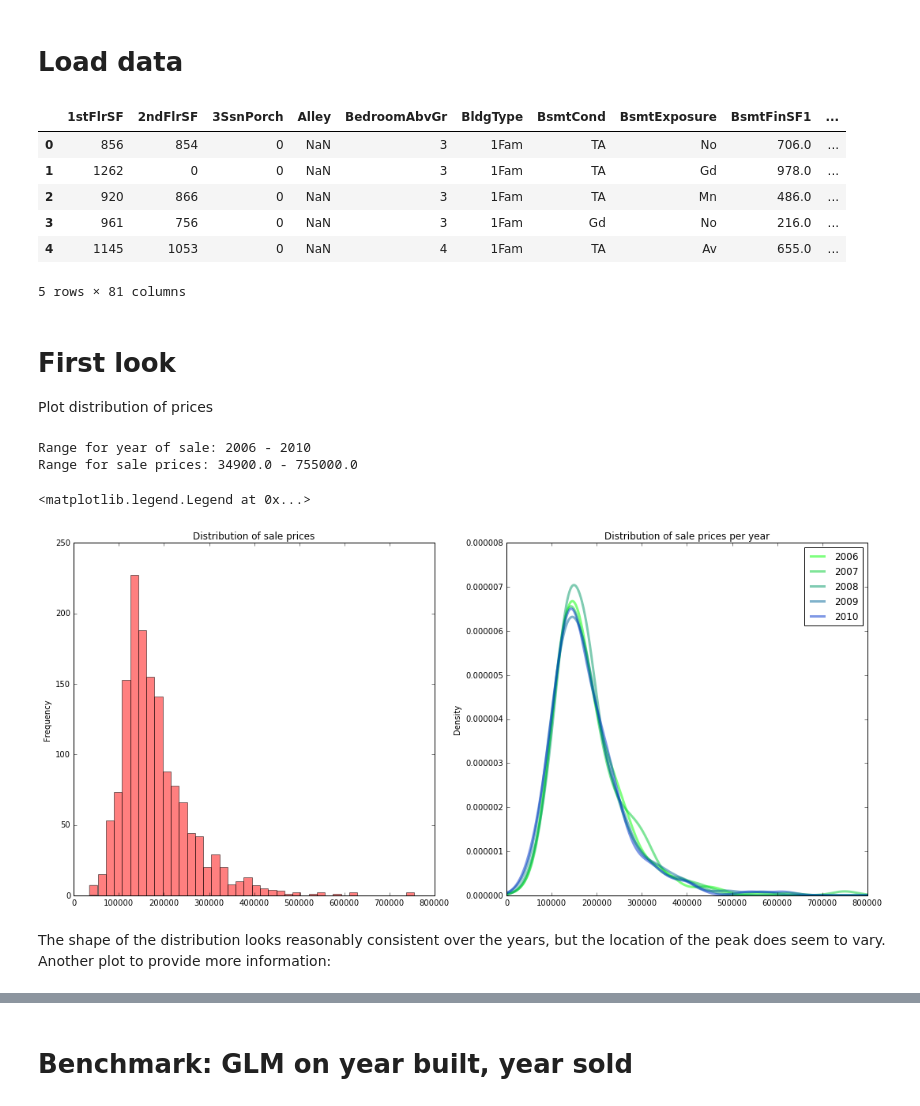
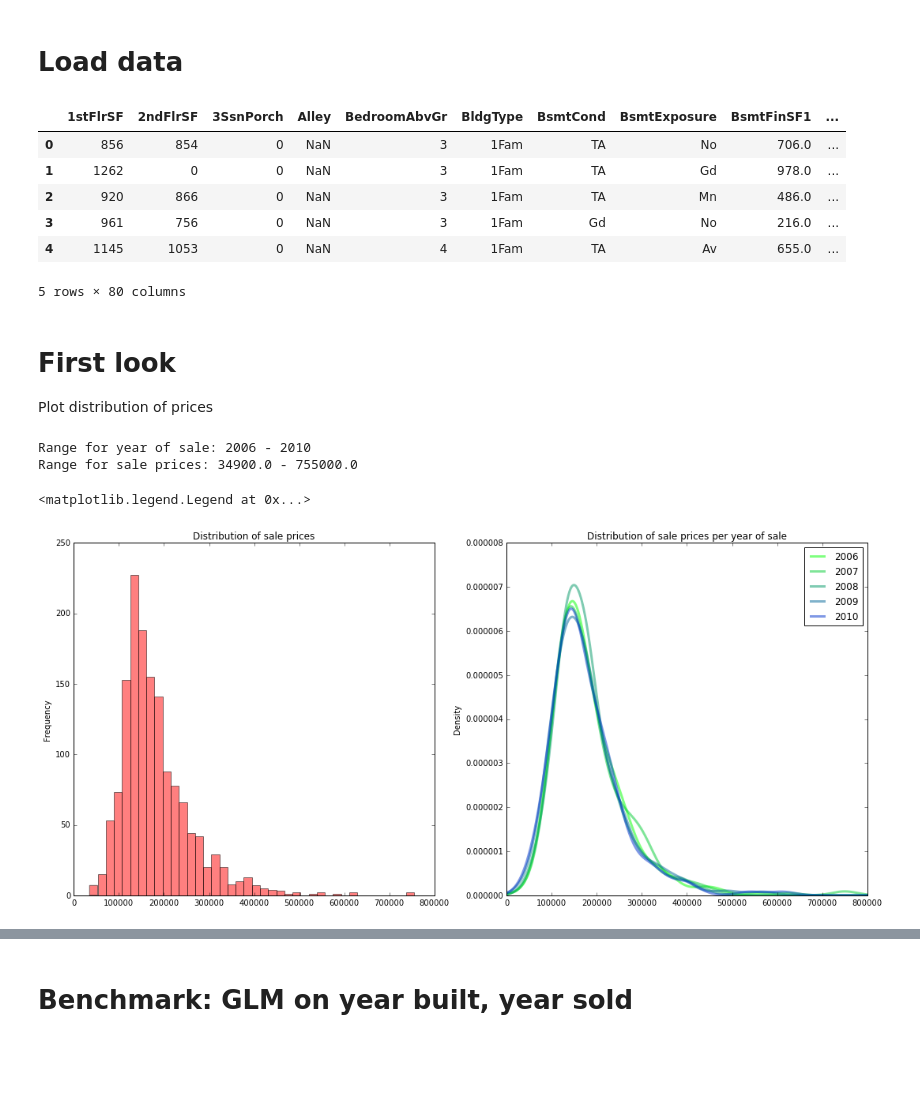
Before and after one commit to albertwildeman/Kaggle-Ames_Housing_Prices, a Jupyter notebook: Exploration.ipynb, the cells around one changed output, grey strips where cells are left out. Drawn from its saved outputs; the diff is of its cells as text; code cells hidden in the pictures; blank space fills up the shorter version.

```diff
--- a/Exploration.ipynb
+++ b/Exploration.ipynb
@@ -15,16 +17,22 @@ import matplotlib.pyplot as plt
 # %%
 DF_trn = pd.read_csv("Data/train.csv")
 DF_tst = pd.read_csv("Data/test.csv")
+
+# General notebook
+from IPython.display import display
 
 # Combine test and training data, for the purpose of manipulating features in both simultaneously
 DF = pd.concat([DF_trn, DF_tst], axis=0, ignore_index=True)
 
 # Get length of training and test test, and create variables to index each subset
-n_trn = len(DF_trn); n_tst = len(DF_tst)
+n_trn = len(DF_trn)
+n_tst = len(DF_tst)
+n_ttl = n_trn+n_tst
 trn = np.arange(n_trn)
-tst = np.arange(n_trn, n_trn+n_tst)
+tst = np.arange(n_trn, n_ttl)
 
-
+# Discard sale Id (this is just index +1)
+del DF["Id"]
 DF.head()
 # %% [output]
 |  | 1stFlrSF | 2ndFlrSF | 3SsnPorch | Alley | BedroomAbvGr | BldgType | BsmtCond | BsmtExposure | BsmtFinSF1 | ... |
@@ -33,37 +41,35 @@ DF.head()
 | 2 | 920 | 866 | 0 | NaN | 3 | 1Fam | TA | Mn | 486.0 | ... |
 | 3 | 961 | 756 | 0 | NaN | 3 | 1Fam | Gd | No | 216.0 | ... |
 | 4 | 1145 | 1053 | 0 | NaN | 4 | 1Fam | TA | Av | 655.0 | ... |
-5 rows × 81 columns
+5 rows × 80 columns
 # %% [markdown]
 # First look
 Plot distribution of prices
 # %%
 year_range = [DF.loc[trn,'YrSold'].min(), DF.loc[trn,'YrSold'].max()]
 print("Range for year of sale: " + str(year_range[0]) + " - " + str(year_range[1]))
 print("Range for sale prices: " + str(DF.loc[trn,'SalePrice'].min()) + " - " + str(DF.loc[trn,'SalePrice'].max()))
 
 
 fig = plt.figure(figsize=(18,8))
 ax1 = plt.subplot2grid((1,2),(0,0))
 
 DF.loc[trn,'SalePrice'].plot(kind='hist', color='red', label='Sale Price', bins=40, alpha=0.5)
 plt.title("Distribution of sale prices")
 
 ax2 = plt.subplot2grid((1,2),(0,1))
 
 SalePrices_year = [[] for x in range(year_range[0],year_range[1]+1)]
 for year in range(year_range[0],year_range[1]+1):
     idx = np.array(DF.loc[trn,'YrSold']==year)
     SalePrices_year[year-year_range[0]] = DF.loc[idx,'SalePrice']
     SalePrices_year[year-year_range[0]].plot(kind='kde', color=[0,1-(year-2006)/5,(year-2006)/5], label=year, alpha=0.5, lw=3)
 
-plt.title("Distribution of sale prices per year")
+plt.title("Distribution of sale prices per year of sale")
 plt.xlim(0,800000)
 plt.legend()
 # %% [output]
 Range for year of sale: 2006 - 2010
 Range for sale prices: 34900.0 - 755000.0
 <matplotlib.legend.Legend at 0x...>
-[figure, old version]
+[figure, new version]
-# %% [markdown]
-The shape of the distribution looks reasonably consistent over the years, but the location of the peak does seem to vary. Another plot to provide more information:
```
Also changed, not shown: parts of 20 cells of this notebook.
